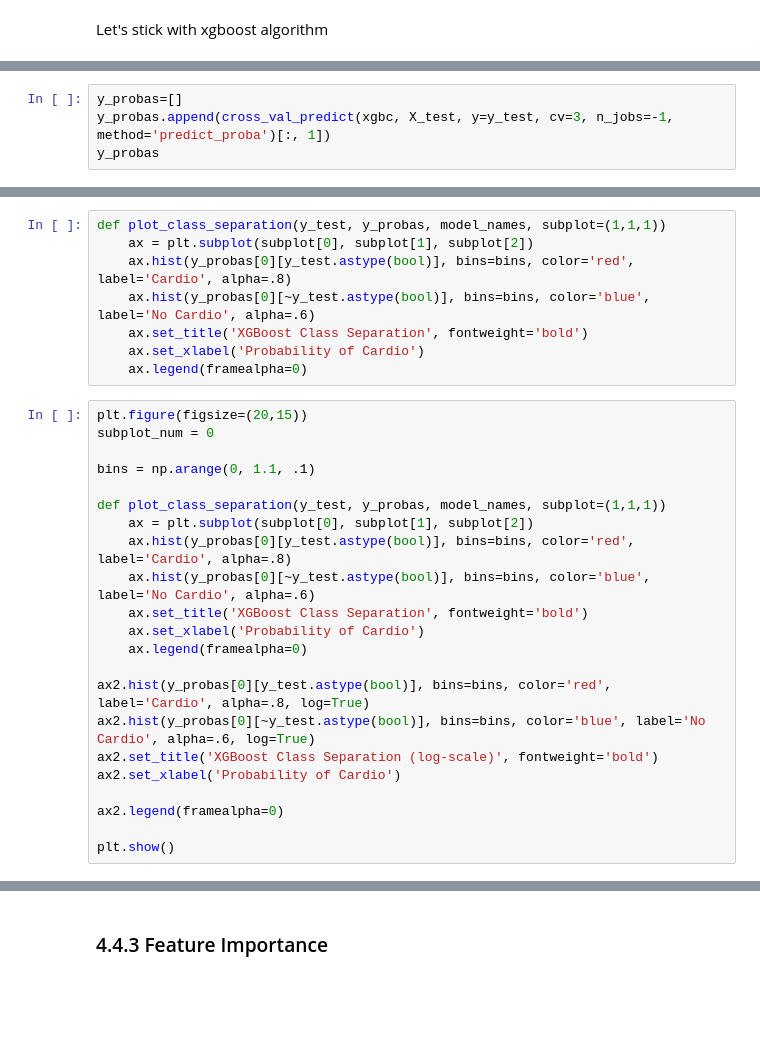
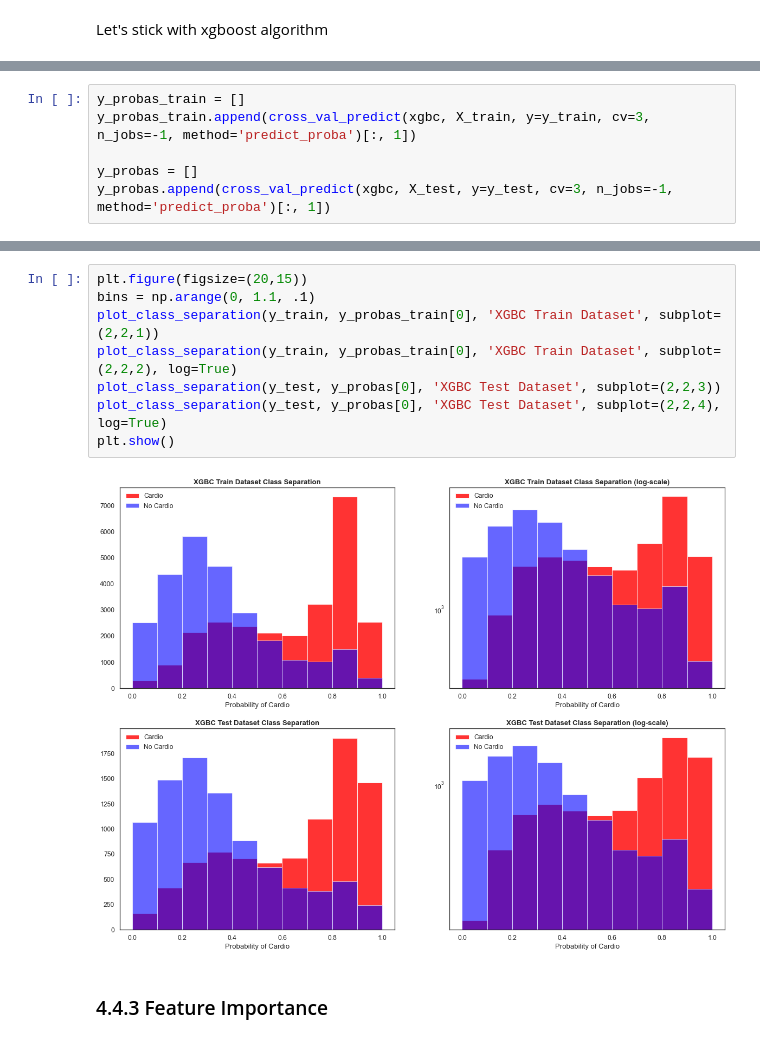
Before and after one commit to henriqueumeda/cardio-catch-diseases, a Jupyter notebook: Cardio Catch Diseases.ipynb, the cells around one changed output, grey strips where cells are left out. Cells and saved outputs as stored; diff of their text form; blank space fills up the shorter version.

```diff
--- a/Cardio Catch Diseases.ipynb
+++ b/Cardio Catch Diseases.ipynb
@@ -1276,4 +1391,6 @@ XGBC Negative Precision: 71.15%
 # %%
-y_probas=[]
+y_probas_train = []
+y_probas_train.append(cross_val_predict(xgbc, X_train, y=y_train, cv=3, n_jobs=-1, method='predict_proba')[:, 1])
+
+y_probas = []
 y_probas.append(cross_val_predict(xgbc, X_test, y=y_test, cv=3, n_jobs=-1, method='predict_proba')[:, 1])
-y_probas
@@ -1311,30 +1396,0 @@ plt.show()
-# %%
-def plot_class_separation(y_test, y_probas, model_names, subplot=(1,1,1))
-    ax = plt.subplot(subplot[0], subplot[1], subplot[2])
-    ax.hist(y_probas[0][y_test.astype(bool)], bins=bins, color='red', label='Cardio', alpha=.8)
-    ax.hist(y_probas[0][~y_test.astype(bool)], bins=bins, color='blue', label='No Cardio', alpha=.6)
-    ax.set_title('XGBoost Class Separation', fontweight='bold')
-    ax.set_xlabel('Probability of Cardio')
-    ax.legend(framealpha=0)
-# %%
-plt.figure(figsize=(20,15))
-subplot_num = 0
-
-bins = np.arange(0, 1.1, .1)
-
-def plot_class_separation(y_test, y_probas, model_names, subplot=(1,1,1))
-    ax = plt.subplot(subplot[0], subplot[1], subplot[2])
-    ax.hist(y_probas[0][y_test.astype(bool)], bins=bins, color='red', label='Cardio', alpha=.8)
-    ax.hist(y_probas[0][~y_test.astype(bool)], bins=bins, color='blue', label='No Cardio', alpha=.6)
-    ax.set_title('XGBoost Class Separation', fontweight='bold')
-    ax.set_xlabel('Probability of Cardio')
-    ax.legend(framealpha=0)
-
-ax2.hist(y_probas[0][y_test.astype(bool)], bins=bins, color='red', label='Cardio', alpha=.8, log=True)
-ax2.hist(y_probas[0][~y_test.astype(bool)], bins=bins, color='blue', label='No Cardio', alpha=.6, log=True)
-ax2.set_title('XGBoost Class Separation (log-scale)', fontweight='bold')
-ax2.set_xlabel('Probability of Cardio')
-
-ax2.legend(framealpha=0)
-
-plt.show()
@@ -1362,2 +1397,12 @@ plt.show()
+# %%
+plt.figure(figsize=(20,15))
+bins = np.arange(0, 1.1, .1)
+plot_class_separation(y_train, y_probas_train[0], 'XGBC Train Dataset', subplot=(2,2,1))
+plot_class_separation(y_train, y_probas_train[0], 'XGBC Train Dataset', subplot=(2,2,2), log=True)
+plot_class_separation(y_test, y_probas[0], 'XGBC Test Dataset', subplot=(2,2,3))
+plot_class_separation(y_test, y_probas[0], 'XGBC Test Dataset', subplot=(2,2,4), log=True)
+plt.show()
+# %% [output]
+[figure, added]
 # %% [markdown]
 ### 4.4.3 Feature Importance
```
Also changed, not shown: parts of 63 cells of this notebook, 7 other files.
